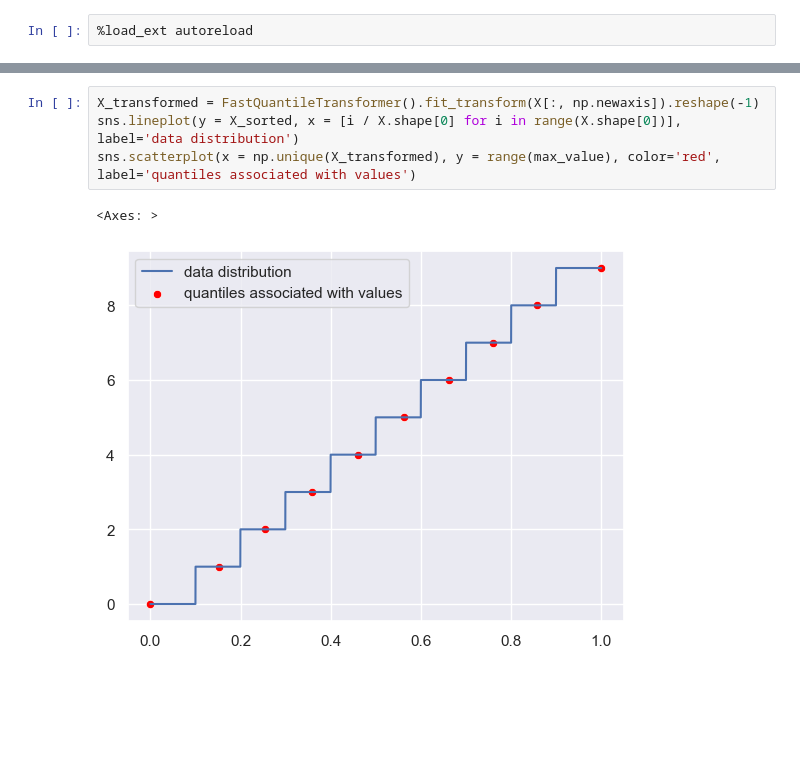
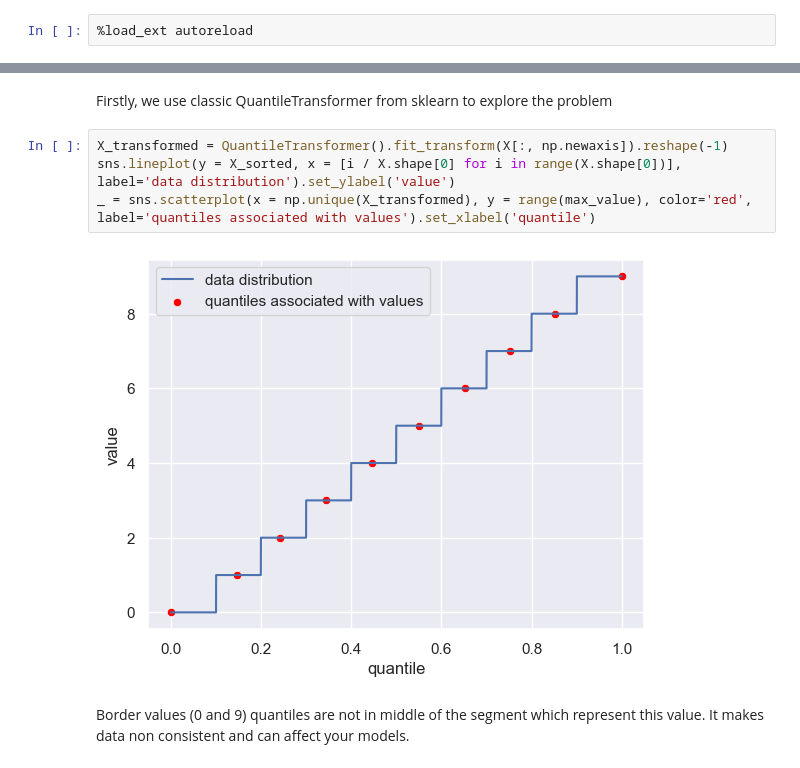
Before and after one commit to vaaven/fqt, a Jupyter notebook: examples/noise_policy.ipynb, the cells around one changed output, grey strips where cells are left out. Cells and saved outputs as stored; diff of their text form; blank space fills up the shorter version.

```diff
--- a/examples/noise_policy.ipynb
+++ b/examples/noise_policy.ipynb
@@ -20,7 +23,10 @@ y = np.random.random() * 10
+# %% [markdown]
+Firstly, we use classic QuantileTransformer from sklearn to explore the problem
 # %%
-X_transformed = FastQuantileTransformer().fit_transform(X[:, np.newaxis]).reshape(-1)
-sns.lineplot(y = X_sorted, x = [i / X.shape[0] for i in range(X.shape[0])], label='data distribution')
-sns.scatterplot(x = np.unique(X_transformed), y = range(max_value), color='red', label='quantiles associated with values')
+X_transformed = QuantileTransformer().fit_transform(X[:, np.newaxis]).reshape(-1)
+sns.lineplot(y = X_sorted, x = [i / X.shape[0] for i in range(X.shape[0])], label='data distribution').set_ylabel('value')
+_ = sns.scatterplot(x = np.unique(X_transformed), y = range(max_value), color='red', label='quantiles associated with values').set_xlabel('quantile')
 # %% [output]
-<Axes: >
-[figure, old version]
+[figure, new version]
+# %% [markdown]
+Border values (0 and 9) quantiles are not in middle of the segment which represent this value. It makes data non consistent and can affect your models.
```
Also changed, not shown: parts of 11 cells of this notebook.
